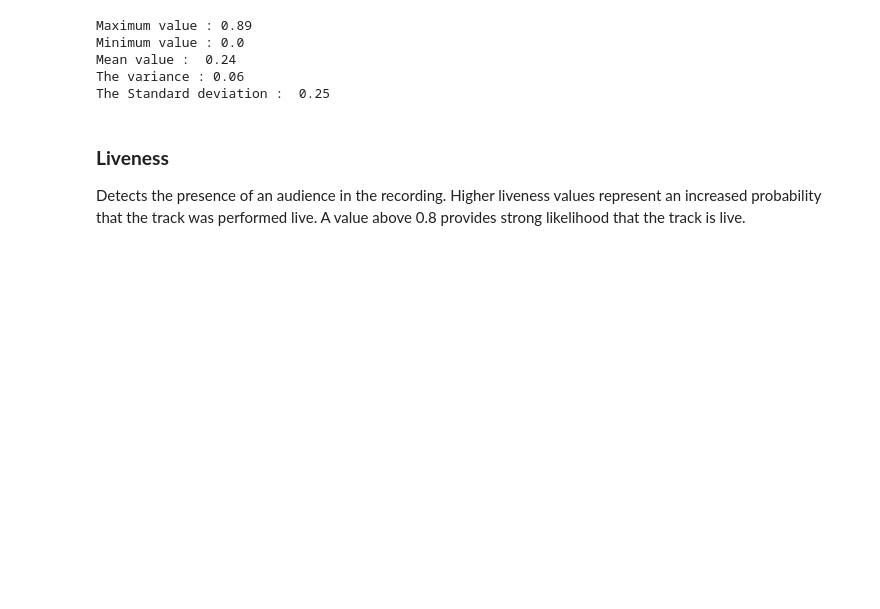
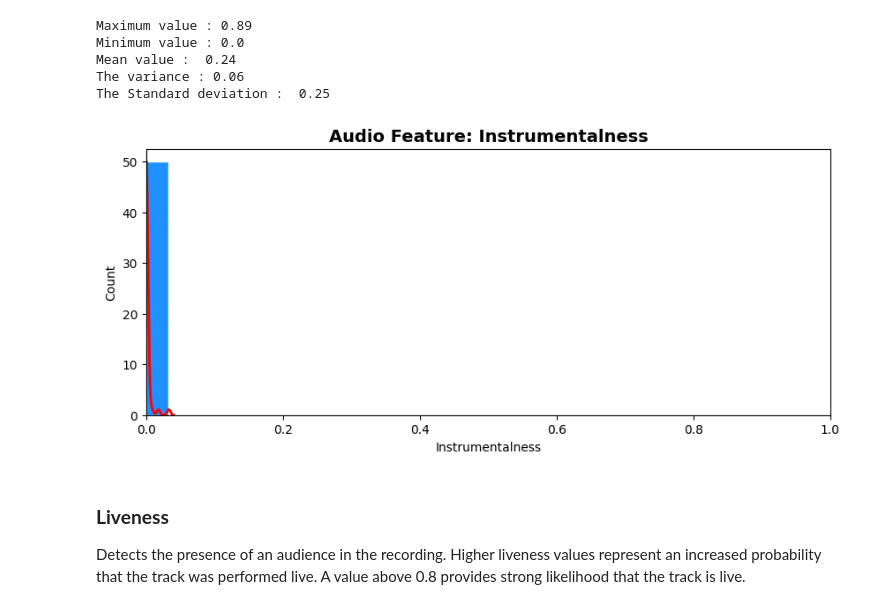
Before and after one commit to bernard-ng/unh-spotify-prediction, a Jupyter notebook: index.ipynb, the cells around one changed output. Saved outputs shown, nothing was run; the diff lists cells and outputs as text; code cells hidden in the pictures; blank space fills up the shorter version.

```diff
--- a/index.ipynb
+++ b/index.ipynb
@@ -97,7 +128,7 @@ with open('data/spotify_top_2022.csv', 'w', newline='') as output_file:
     dict_writer.writeheader()
     dict_writer.writerows(data)
 # %%
-raw_df = pd.read_csv('data/spotify_top_2022.csv');
+raw_df = pd.read_csv('data/spotify.csv');
 # %% [markdown]
 # **Data Exploration**
 # %%
@@ -209,6 +240,38 @@ plt.show()
 [figure]
 # %% [markdown]
 **Conclusion:** Bad Bunny and Harry Styles e were the top artists of 2017
+# %%
+def plot_audio_feature(df, label, bins=25, stats=False, density=True, limit=1):
+    # Plot the histogram
+    fig, ax = plt.subplots(figsize=(10, 4), dpi=100)
+    ax.hist(df, bins=bins, color='dodgerblue', edgecolor='white')
+
+    # Plot the density curve
+    if (density == True):
+        ax2 = ax.twinx()
+        sns.kdeplot(df, color='red', linewidth=2, ax=ax2)
+        ax2.spines['right'].set_visible(False)
+        ax2.spines['top'].set_visible(False)
+        ax2.yaxis.set_visible(False)
+
+    # Set the labels and title
+    ax.set_xlabel(label)
+    ax.set_ylabel("Count")
+    ax.set_title(f'Audio Feature: {label}')
+    ax.title.set_size(14)
+    ax.title.set_weight('bold')
+
+
+    # Set axes limits
+    ax.set_xlim([0, limit])
+
+    plt.show();
+    if (stats == True):
+        print("Maximum value :", round(df.max(), 2))
+        print("Minimum value :", round(df.min(), 2))
+        print("Mean value : ", round(df.mean(), 2))
+        print("The variance :", round(df.var(), 2))
+        print("The Standard deviation : ", round(df.std(), 2))
 # %% [markdown]
 ### **Danceability**
 Describes how suitable a track is for dancing based on a combination of musical elements including tempo, rhythm stability, beat strength, and overall regularity. A value of 0.0 is least danceable and 1.0 is most danceable.
@@ -467,6 +414,10 @@ Minimum value : 0.0
 Mean value :  0.24
 The variance : 0.06
 The Standard deviation :  0.25
+# %%
+plot_audio_feature(df['instrumentalness'], 'Instrumentalness', bins=1)
+# %% [output]
+[figure, added]
 # %% [markdown]
 ### **Liveness**
 Detects the presence of an audience in the recording. Higher liveness values represent an increased probability that the track was performed live. A value above 0.8 provides strong likelihood that the track is live.
```
Also changed, not shown: parts of 33 cells of this notebook, 1 other file.
